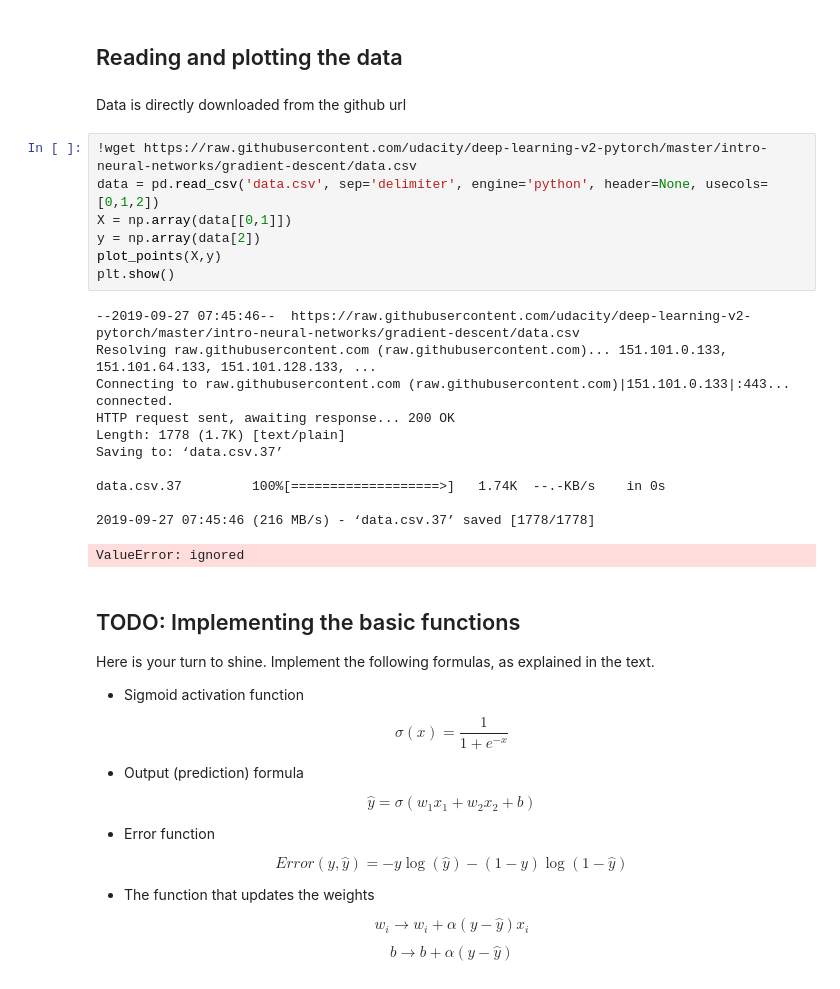
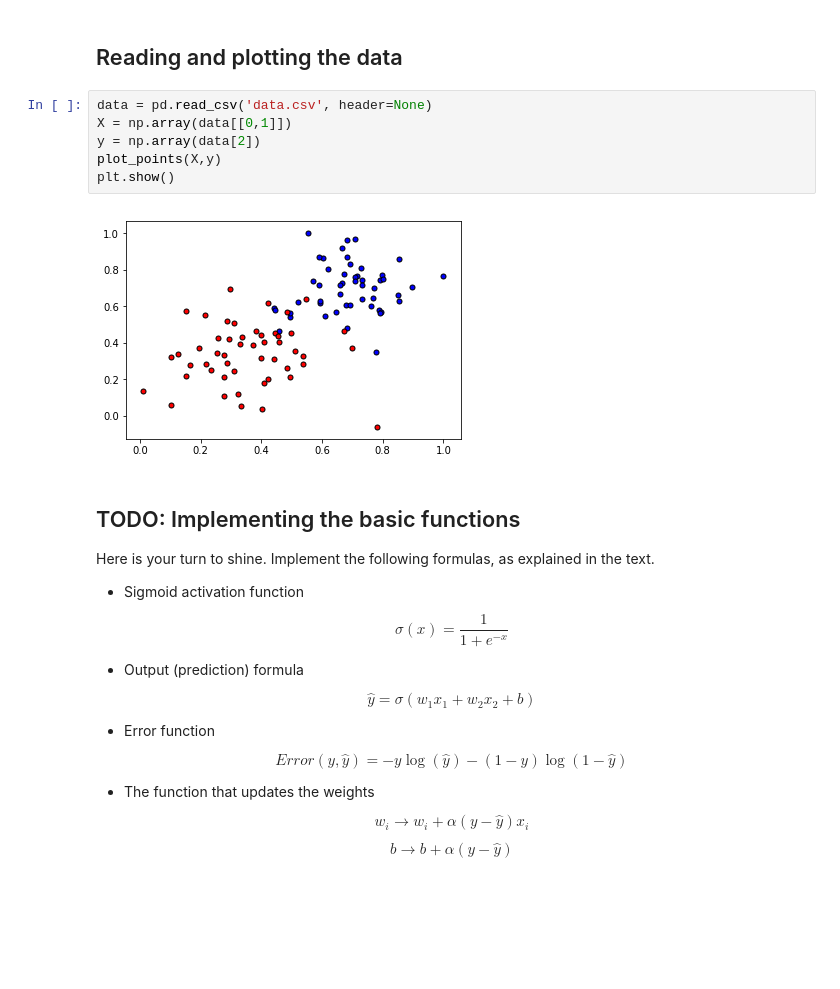
Before and after one commit to sayaliKutwal/Deep-Learning-Nanodegree-Exercises, a Jupyter notebook: 2. Neural Networks/Gradient_Descent.ipynb, the cells around one changed output. Cells and saved outputs as stored; diff of their text form; blank space fills up the shorter version.

Commit message:
no errors, removed github link

```diff
--- a/2. Neural Networks/Gradient_Descent.ipynb
+++ b/2. Neural Networks/Gradient_Descent.ipynb
@@ -24,27 +24,14 @@ def display(m, b, color='g--'):
     plt.plot(x, m*x+b, color)
 # %% [markdown]
 ## Reading and plotting the data
-# %% [markdown]
-Data is directly downloaded from the github url
 # %%
-!wget https://raw.githubusercontent.com/udacity/deep-learning-v2-pytorch/master/intro-neural-networks/gradient-descent/data.csv
-data = pd.read_csv('data.csv', sep='delimiter', engine='python', header=None, usecols=[0,1,2])
+data = pd.read_csv('data.csv', header=None)
 X = np.array(data[[0,1]])
 y = np.array(data[2])
 plot_points(X,y)
 plt.show()
 # %% [output]
---2019-09-27 07:45:46--  https://raw.githubusercontent.com/udacity/deep-learning-v2-pytorch/master/intro-neural-networks/gradient-descent/data.csv
-Resolving raw.githubusercontent.com (raw.githubusercontent.com)... 151.101.0.133, 151.101.64.133, 151.101.128.133, ...
-Connecting to raw.githubusercontent.com (raw.githubusercontent.com)|151.101.0.133|:443... connected.
-HTTP request sent, awaiting response... 200 OK
-Length: 1778 (1.7K) [text/plain]
-Saving to: ‘data.csv.37’
-
-data.csv.37         100%[===================>]   1.74K  --.-KB/s    in 0s
-
-2019-09-27 07:45:46 (216 MB/s) - ‘data.csv.37’ saved [1778/1778]
-ValueError: ignored
+[figure, added]
 # %% [markdown]
 ## TODO: Implementing the basic functions
 Here is your turn to shine. Implement the following formulas, as explained in the text.
```
Also changed, not shown: parts of 3 cells of this notebook.
